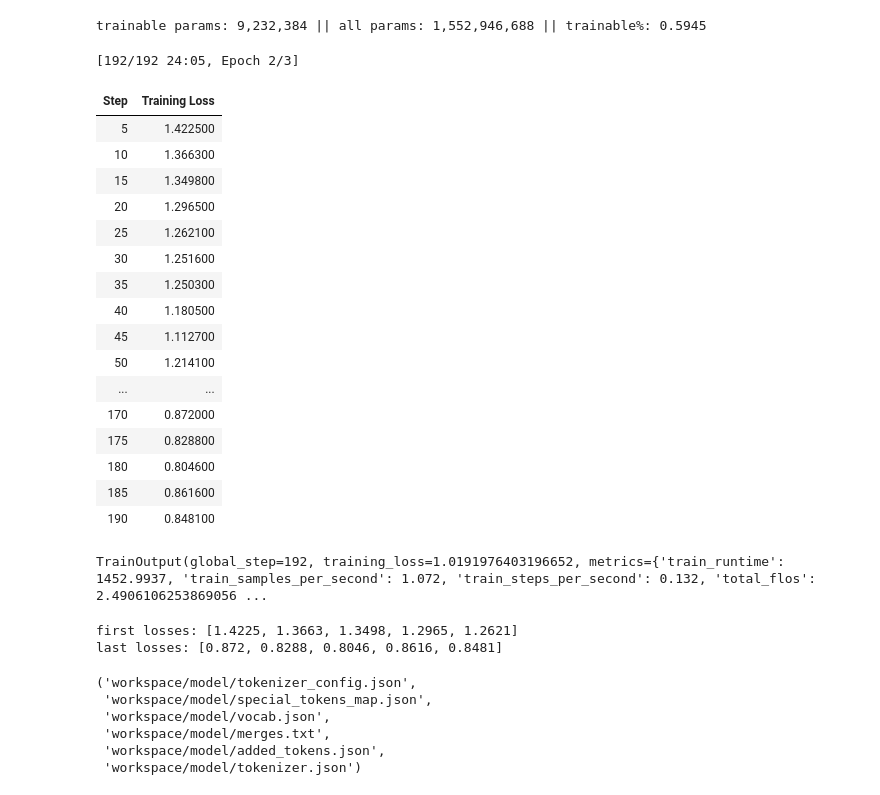
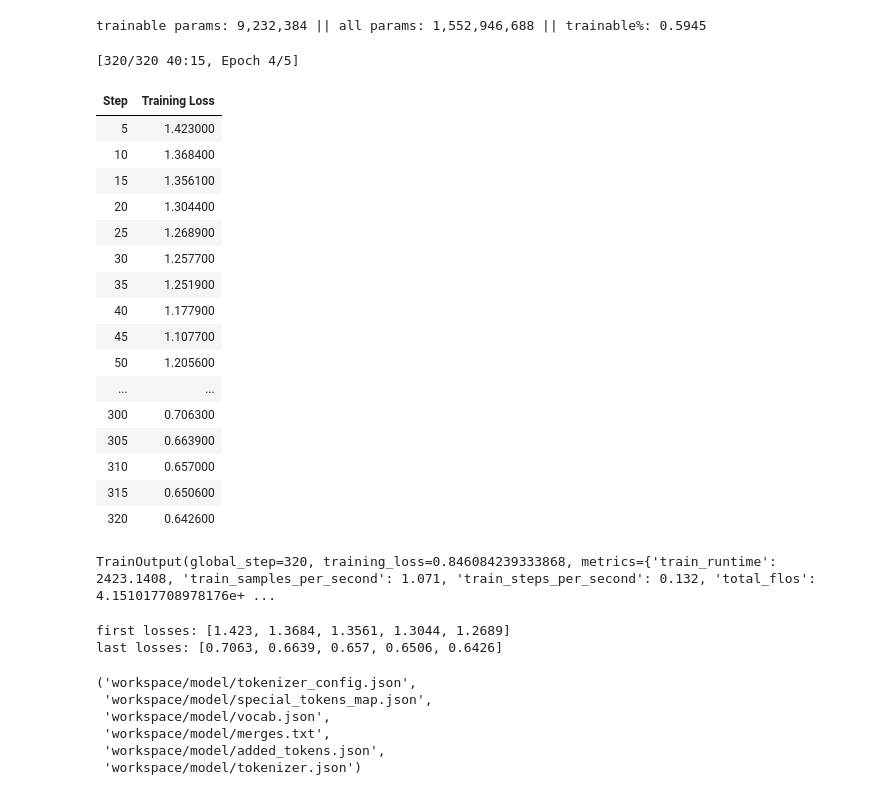
Before and after one commit to Sparkobbable/mdl2_fallstudie, a Jupyter notebook: Pruefungsleistung_Stellenanzeigenextraktion.ipynb, the cells around one changed output. Drawn from its saved outputs; the diff is of its cells as text; code cells hidden in the pictures.

```diff
--- a/Pruefungsleistung_Stellenanzeigenextraktion.ipynb
+++ b/Pruefungsleistung_Stellenanzeigenextraktion.ipynb
@@ -1158,60 +1157,60 @@ class WeightedCausalLMTrainer(Trainer):
 from transformers import TrainingArguments, default_data_collator
 
 training_args = TrainingArguments(
     output_dir="workspace/stellenanzeigen_model",
     learning_rate=1e-5,
     weight_decay=0.01,
-    num_train_epochs=3,
+    num_train_epochs=5,
     report_to="none",
     max_grad_norm=1.0,
     warmup_ratio=0.03,
     logging_steps=5,
     per_device_train_batch_size=1,
     per_device_eval_batch_size=1,
     gradient_accumulation_steps=8,
     bf16=True,
     fp16=False,
     optim="adamw_torch"
 )
 
 trainer = WeightedCausalLMTrainer(
     model=peft_model,
     args=training_args,
     train_dataset=tokenized_train_ds,
     eval_dataset=tokenized_eval_ds,
     data_collator=default_data_collator,
 )
 
 # Training starten.
 trainer.train()
 # %% [output]
-[192/192 24:05, Epoch 2/3]
+[320/320 40:15, Epoch 4/5]
 | Step | Training Loss |
-| 5 | 1.422500 |
-| 10 | 1.366300 |
-| 15 | 1.349800 |
-| 20 | 1.296500 |
-| 25 | 1.262100 |
-| 30 | 1.251600 |
-| 35 | 1.250300 |
-| 40 | 1.180500 |
-| 45 | 1.112700 |
-| 50 | 1.214100 |
+| 5 | 1.423000 |
+| 10 | 1.368400 |
+| 15 | 1.356100 |
+| 20 | 1.304400 |
+| 25 | 1.268900 |
+| 30 | 1.257700 |
+| 35 | 1.251900 |
+| 40 | 1.177900 |
+| 45 | 1.107700 |
+| 50 | 1.205600 |
 | ... | ... |
-| 170 | 0.872000 |
-| 175 | 0.828800 |
-| 180 | 0.804600 |
-| 185 | 0.861600 |
-| 190 | 0.848100 |
+| 300 | 0.706300 |
+| 305 | 0.663900 |
+| 310 | 0.657000 |
+| 315 | 0.650600 |
+| 320 | 0.642600 |
-TrainOutput(global_step=192, training_loss=1.0191976403196652, metrics={'train_runtime': 1452.9937, 'train_samples_per_second': 1.072, 'train_steps_per_second': 0.132, 'total_flos': 2.4906106253869056 ...
+TrainOutput(global_step=320, training_loss=0.846084239333868, metrics={'train_runtime': 2423.1408, 'train_samples_per_second': 1.071, 'train_steps_per_second': 0.132, 'total_flos': 4.151017708978176e+ ...
 # %%
 logs = trainer.state.log_history
 train_losses = [x["loss"] for x in logs if "loss" in x]
 print("first losses:", train_losses[:5])
 print("last losses:", train_losses[-5:])
 # %% [output]
-first losses: [1.4225, 1.3663, 1.3498, 1.2965, 1.2621]
-last losses: [0.872, 0.8288, 0.8046, 0.8616, 0.8481]
+first losses: [1.423, 1.3684, 1.3561, 1.3044, 1.2689]
+last losses: [0.7063, 0.6639, 0.657, 0.6506, 0.6426]
 # %%
 peft_model.save_pretrained("workspace/lora_adapter")
 # %%
```
Also changed, not shown: parts of 1 cell of this notebook, 1 other file.
